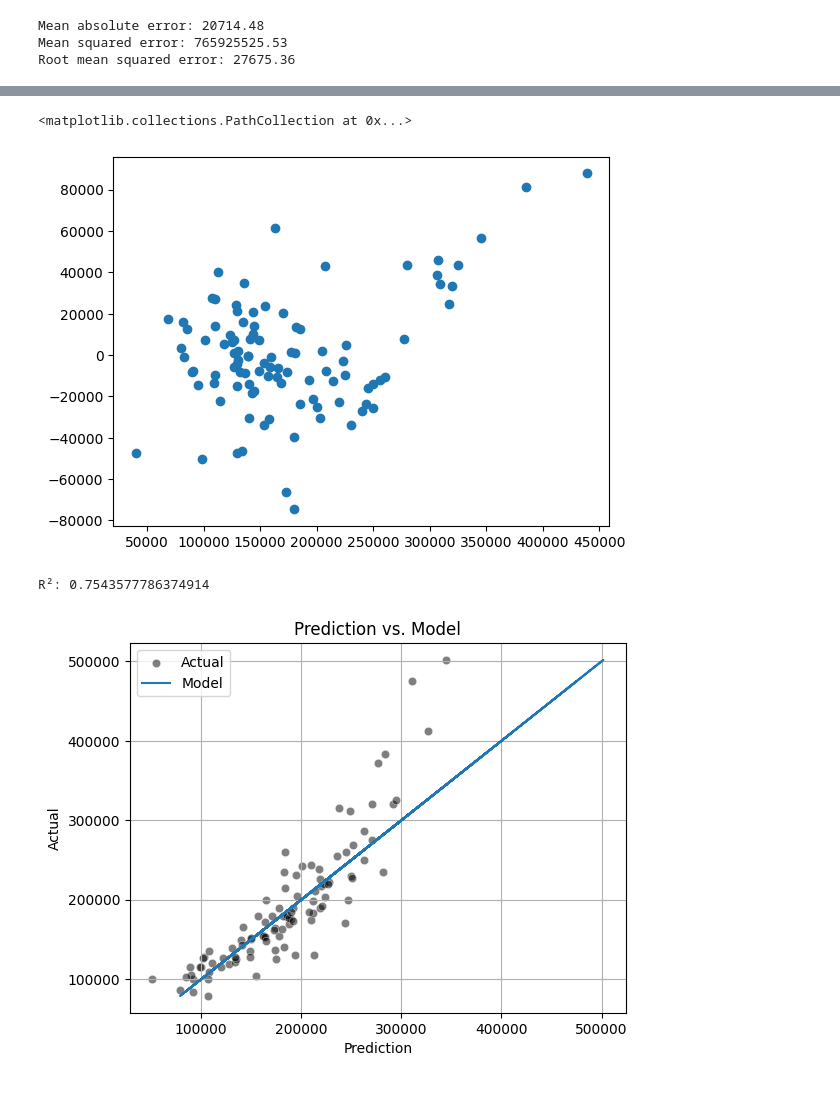
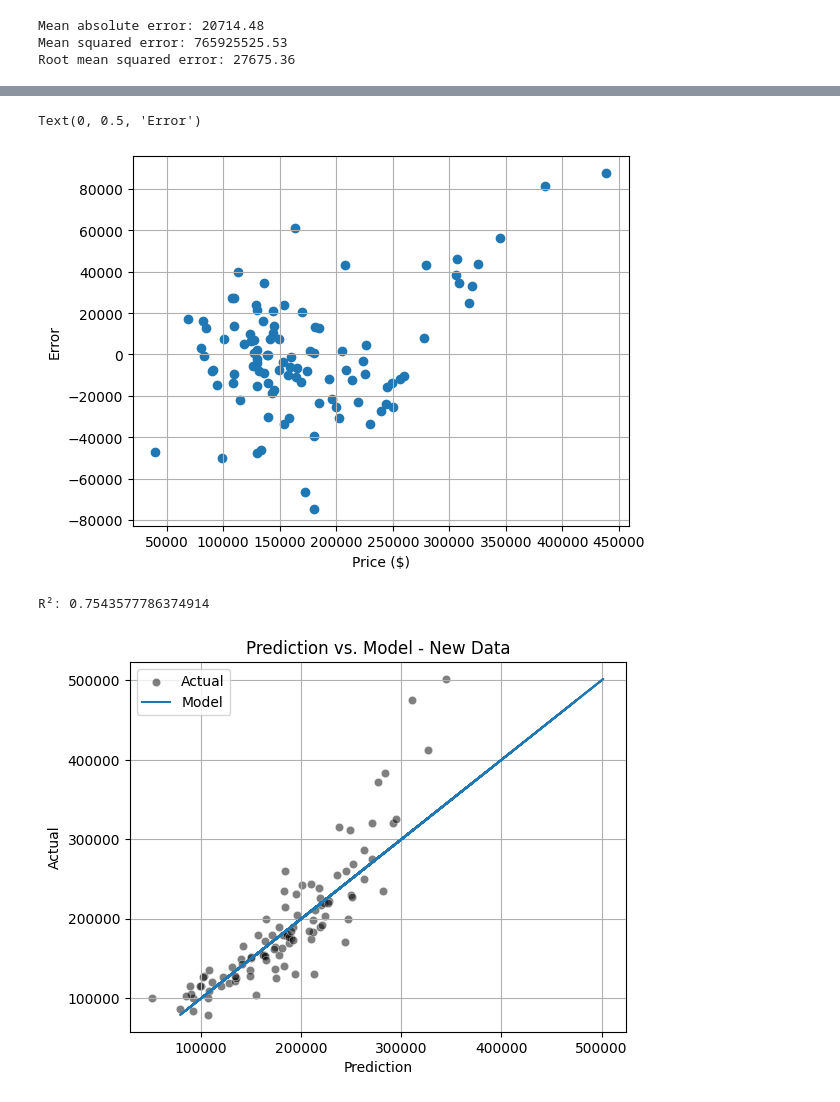
Before and after one commit to willybernal/mit_xpro, a Jupyter notebook: housing_prices/predict_housing_prices.ipynb, the cells around one changed output, grey strips where cells are left out. Cells and saved outputs as stored; diff of their text form; code cells hidden in the pictures.

```diff
--- a/housing_prices/predict_housing_prices.ipynb
+++ b/housing_prices/predict_housing_prices.ipynb
@@ -274,9 +295,12 @@ Text(0, 0.5, '# Samples')
 [figure]
 # %%
 plt.scatter(target,target-target_pred)
+plt.grid()
+plt.xlabel('Price ($)')
+plt.ylabel('Error')
 # %% [output]
-<matplotlib.collections.PathCollection at 0x...>
+Text(0, 0.5, 'Error')
-[figure, old version]
+[figure, new version]
 # %%
 data_new = pd.read_csv('jtest.csv')
 data_new = data_new.select_dtypes(include=[np.number]).interpolate().dropna(axis=1)
@@ -294,15 +318,16 @@ print('R²:', r2)
 # Printing
 sns.scatterplot(x=target_new_pred, y=target_new, color="black", alpha=0.5,label='Actual')
 plt.plot(target_new, target_new,label='Model')
-plt.title("Prediction vs. Model")
+plt.title("Prediction vs. Model - New Data")
 plt.xlabel('Prediction')
 plt.ylabel('Actual')
 plt.legend()
 plt.grid()
+plt.savefig('fig/model_new_data.png')
 plt.show()
 # %% [output]
 R²: 0.7543577786374914
-[figure, old version]
+[figure, new version]
 # %%
 # Prediction
 # target_pred_new = linear_regression.predict(data_new)
```
Also changed, not shown: parts of 7 cells of this notebook, 20 other files.
